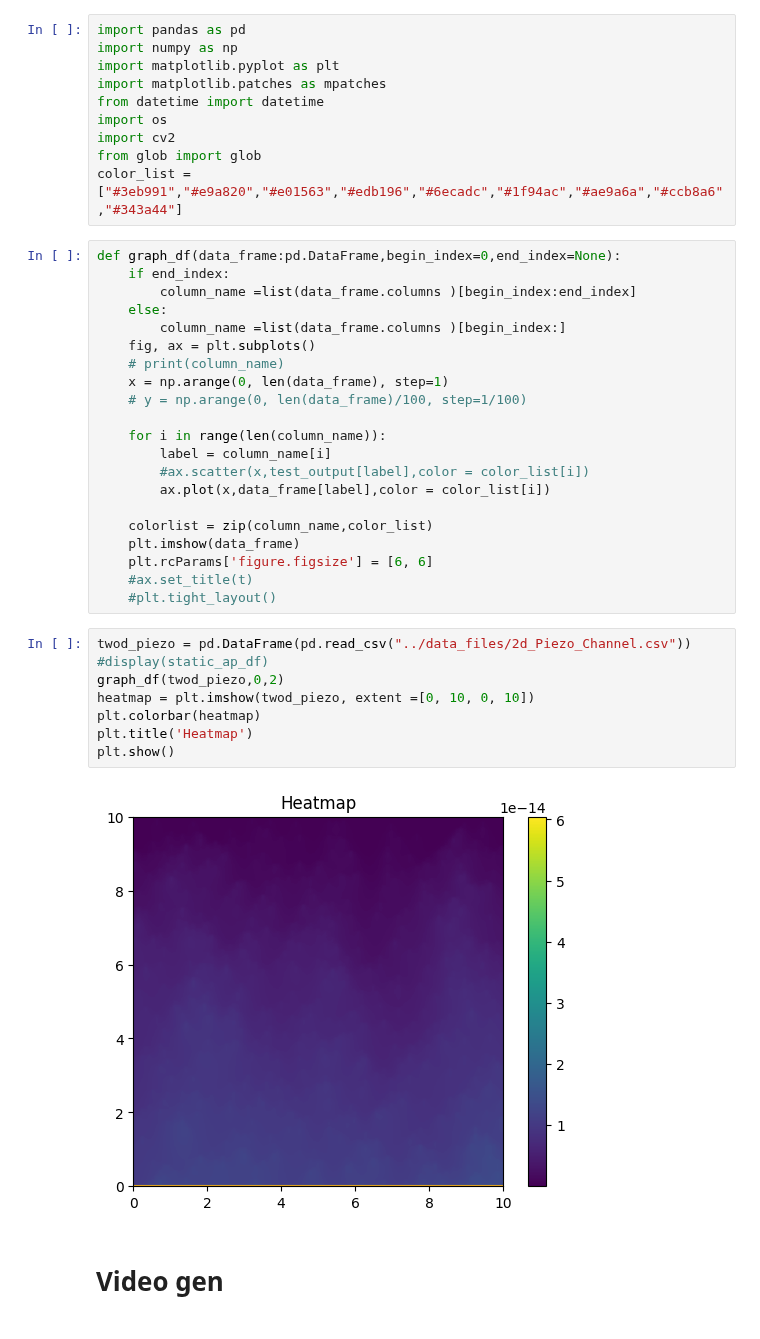
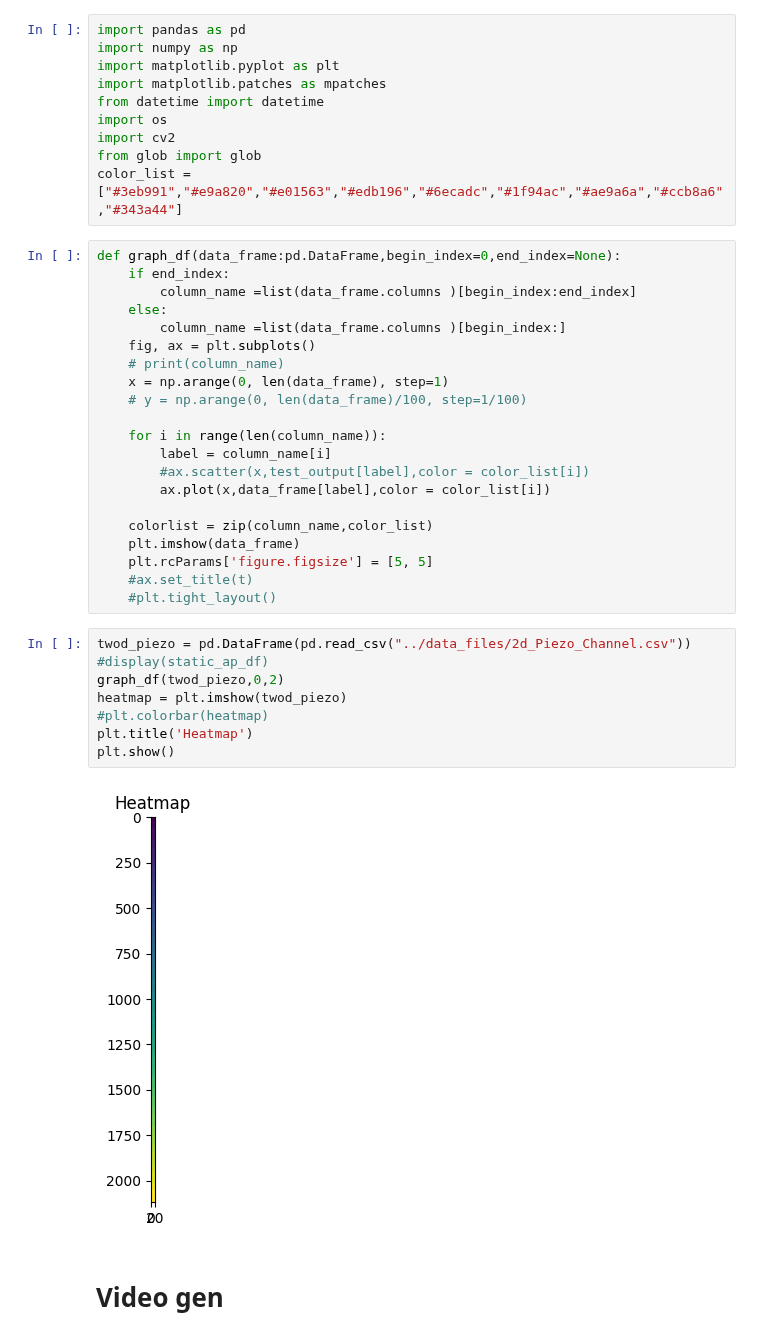
Before and after one commit to apapangelapeng/Neuron-Model, a Jupyter notebook: python_code/2d_Piezo_Channel.ipynb, the cells around one changed output. Cells and saved outputs as stored; diff of their text form.

```diff
--- a/python_code/2d_Piezo_Channel.ipynb
+++ b/python_code/2d_Piezo_Channel.ipynb
@@ -26,19 +26,19 @@ def graph_df(data_frame:pd.DataFrame,begin_index=0,end_index=None):
 
     colorlist = zip(column_name,color_list)
     plt.imshow(data_frame)
-    plt.rcParams['figure.figsize'] = [6, 6]
+    plt.rcParams['figure.figsize'] = [5, 5]
     #ax.set_title(t)
     #plt.tight_layout()
 # %%
 twod_piezo = pd.DataFrame(pd.read_csv("../data_files/2d_Piezo_Channel.csv"))
 #display(static_ap_df)
 graph_df(twod_piezo,0,2)
-heatmap = plt.imshow(twod_piezo, extent =[0, 10, 0, 10])
-plt.colorbar(heatmap)
+heatmap = plt.imshow(twod_piezo)
+#plt.colorbar(heatmap)
 plt.title('Heatmap')
 plt.show()
 # %% [output]
-[figure, old version]
+[figure, new version]
 # %% [markdown]
 # Video gen
 # %%
```
Also changed, not shown: parts of 5 cells of this notebook, 3 other files.
